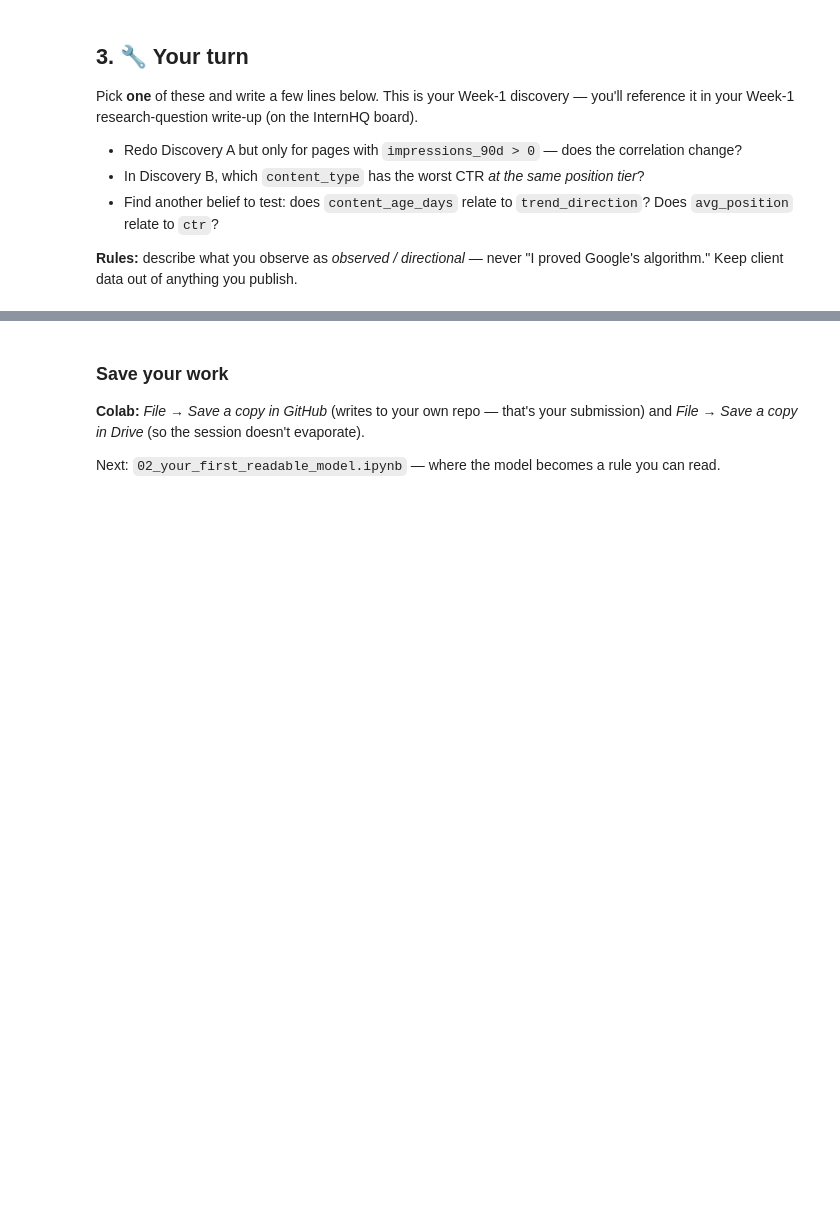
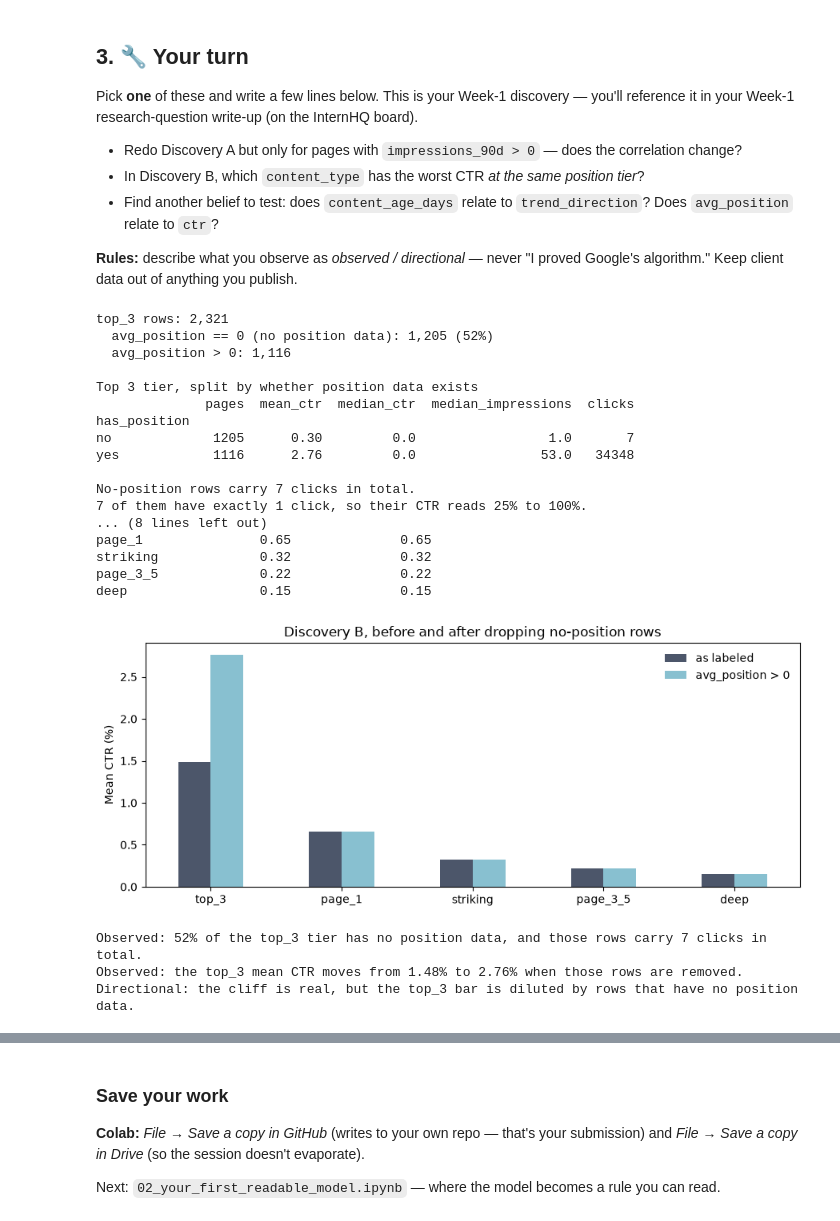
Before and after one commit to 8-BitRhyon/flyrank-ml-internship, a Jupyter notebook: notebooks/01_first_look_and_discovery.ipynb, the cells around one changed output, grey strips where cells are left out. Drawn from its saved outputs; the diff is of its cells as text; code cells hidden in the pictures; blank space fills up the shorter version.

Commit message:
Complete ML-01 starter notebooks
Run both notebooks end to end. Add a top_3 position-data audit to notebook 01 and a depth sweep plus client-holdout check to notebook 02.

```diff
--- a/notebooks/01_first_look_and_discovery.ipynb
+++ b/notebooks/01_first_look_and_discovery.ipynb
@@ -101,0 +139,77 @@ Pick **one** of these and write a few lines below. This is your Week-1 discovery
+# %%
+# Your turn: the avg_position / ctr angle, starting with the tier labels.
+# The data dictionary says avg_position == 0 means "no position data", not position zero.
+
+import matplotlib.pyplot as plt
+
+top3 = df[df["position_tier"] == "top_3"].copy()
+no_position = top3[top3["avg_position"] == 0]
+with_position = top3[top3["avg_position"] > 0]
+
+print(f"top_3 rows: {len(top3):,}")
+print(f"  avg_position == 0 (no position data): {len(no_position):,} ({len(no_position) / len(top3):.0%})")
+print(f"  avg_position > 0: {len(with_position):,}")
+
+print("\nTop 3 tier, split by whether position data exists")
+split = (
+    top3.assign(has_position=np.where(top3["avg_position"] > 0, "yes", "no"))
+    .groupby("has_position")
+    .agg(
+        pages=("ctr", "size"),
+        mean_ctr=("ctr", "mean"),
+        median_ctr=("ctr", "median"),
+        median_impressions=("impressions_90d", "median"),
+        clicks=("clicks_90d", "sum"),
+    )
+)
+print(split.round(2).to_string())
+
+one_click = no_position[no_position["clicks_90d"] == 1]
+print(f"\nNo-position rows carry {no_position['clicks_90d'].sum()} clicks in total.")
+print(f"{len(one_click)} of them have exactly 1 click, so their CTR reads {one_click['ctr'].min():.0f}% to {one_click['ctr'].max():.0f}%.")
+
+print(f"\nTop 3 mean CTR as labeled:              {top3['ctr'].mean():.2f}%")
+print(f"Top 3 mean CTR with avg_position > 0:   {with_position['ctr'].mean():.2f}%")
+
+cliff = pd.DataFrame({
+    "as labeled": df.groupby("position_tier")["ctr"].mean(),
+    "avg_position > 0": df[df["avg_position"] > 0].groupby("position_tier")["ctr"].mean(),
+}).reindex(["top_3", "page_1", "striking", "page_3_5", "deep"])
+
+print("\nMean CTR by tier, before and after dropping no-position rows")
+print(cliff.round(2).to_string())
+
+ax = cliff.plot(kind="bar", figsize=(9, 3.8), color=["#4c566a", "#88c0d0"])
+ax.set_title("Discovery B, before and after dropping no-position rows")
+ax.set_ylabel("Mean CTR (%)")
+ax.set_xlabel("")
+ax.tick_params(axis="x", rotation=0)
+ax.legend(frameon=False)
+plt.tight_layout()
+plt.show()
+
+print("\nObserved: 52% of the top_3 tier has no position data, and those rows carry 7 clicks in total.")
+print("Observed: the top_3 mean CTR moves from 1.48% to 2.76% when those rows are removed.")
+print("Directional: the cliff is real, but the top_3 bar is diluted by rows that have no position data.")
+# %% [output]
+top_3 rows: 2,321
+  avg_position == 0 (no position data): 1,205 (52%)
+  avg_position > 0: 1,116
+
+Top 3 tier, split by whether position data exists
+              pages  mean_ctr  median_ctr  median_impressions  clicks
+has_position
+no             1205      0.30         0.0                 1.0       7
+yes            1116      2.76         0.0                53.0   34348
+
+No-position rows carry 7 clicks in total.
+7 of them have exactly 1 click, so their CTR reads 25% to 100%.
+... (8 lines left out)
+page_1               0.65              0.65
+striking             0.32              0.32
+page_3_5             0.22              0.22
+deep                 0.15              0.15
+[figure, added]
+Observed: 52% of the top_3 tier has no position data, and those rows carry 7 clicks in total.
+Observed: the top_3 mean CTR moves from 1.48% to 2.76% when those rows are removed.
+Directional: the cliff is real, but the top_3 bar is diluted by rows that have no position data.
```
Also changed, not shown: parts of 9 cells of this notebook, 1 other file.
